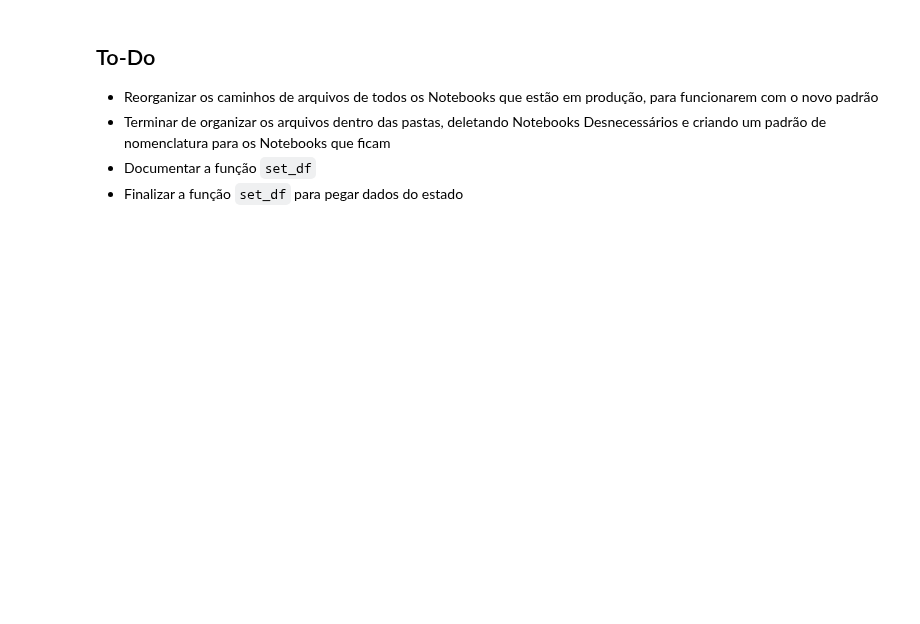
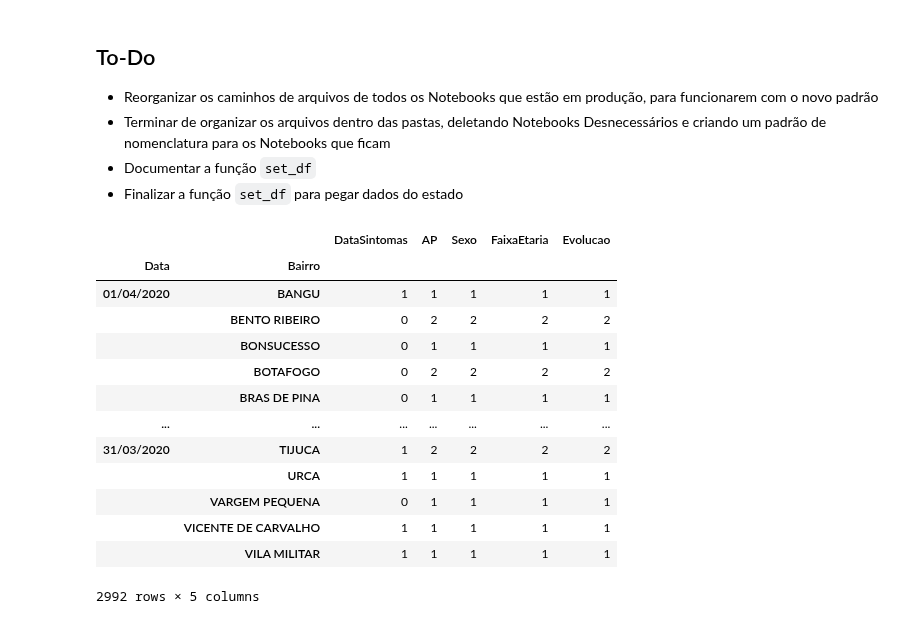
Before and after one commit to Modelagem-Covid-19-RJ/covid19, a Jupyter notebook: playground/Documentation.ipynb, the cells around one changed output. Cells and saved outputs as stored; diff of their text form; code cells hidden in the pictures; blank space fills up the shorter version.

```diff
--- a/playground/Documentation.ipynb
+++ b/playground/Documentation.ipynb
@@ -121,0 +143,19 @@ df2_obt
+# %%
+teste = df2.groupby(['Data', 'Bairro']).count()
+# %%
+teste
+# %% [output]
+|  |  | DataSintomas | AP | Sexo | FaixaEtaria | Evolucao |
+| Data | Bairro |  |  |  |  |  |
+| 01/04/2020 | BANGU | 1 | 1 | 1 | 1 | 1 |
+|  | BENTO RIBEIRO | 0 | 2 | 2 | 2 | 2 |
+|  | BONSUCESSO | 0 | 1 | 1 | 1 | 1 |
+|  | BOTAFOGO | 0 | 2 | 2 | 2 | 2 |
+|  | BRAS DE PINA | 0 | 1 | 1 | 1 | 1 |
+| ... | ... | ... | ... | ... | ... | ... |
+| 31/03/2020 | TIJUCA | 1 | 2 | 2 | 2 | 2 |
+|  | URCA | 1 | 1 | 1 | 1 | 1 |
+|  | VARGEM PEQUENA | 0 | 1 | 1 | 1 | 1 |
+|  | VICENTE DE CARVALHO | 1 | 1 | 1 | 1 | 1 |
+|  | VILA MILITAR | 1 | 1 | 1 | 1 | 1 |
+2992 rows × 5 columns
```
Also changed, not shown: parts of 14 cells of this notebook, 2 other files.
